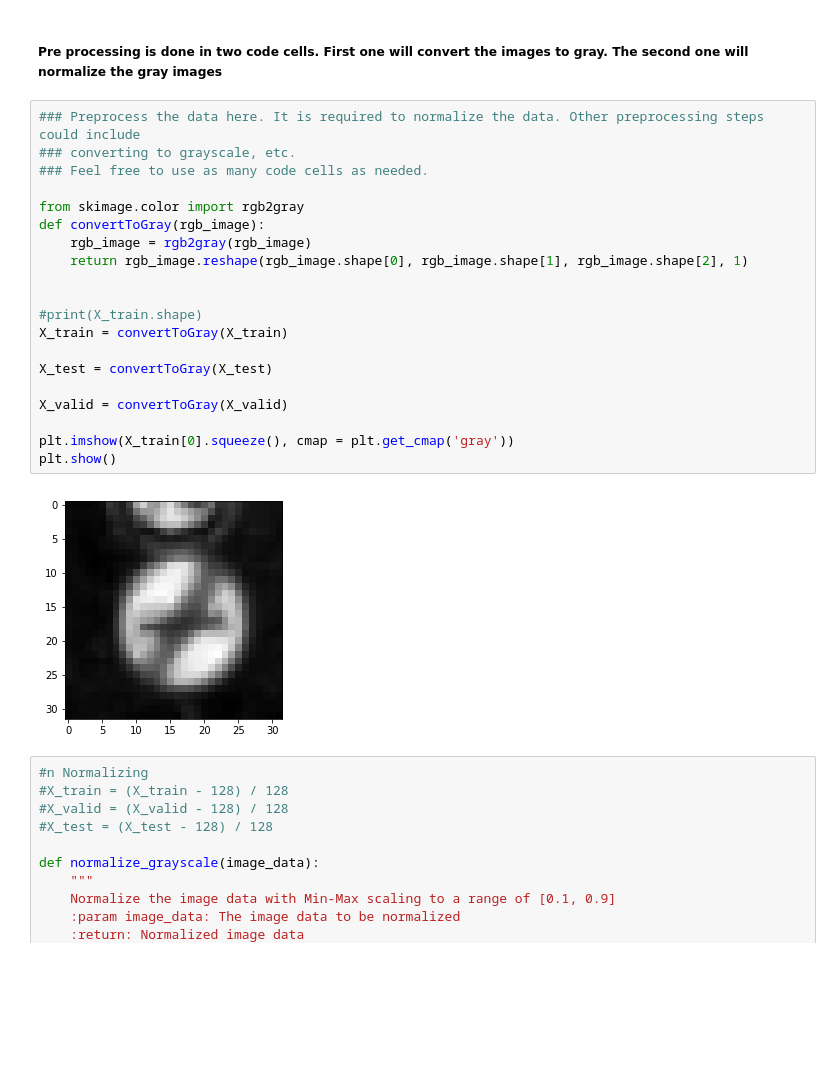
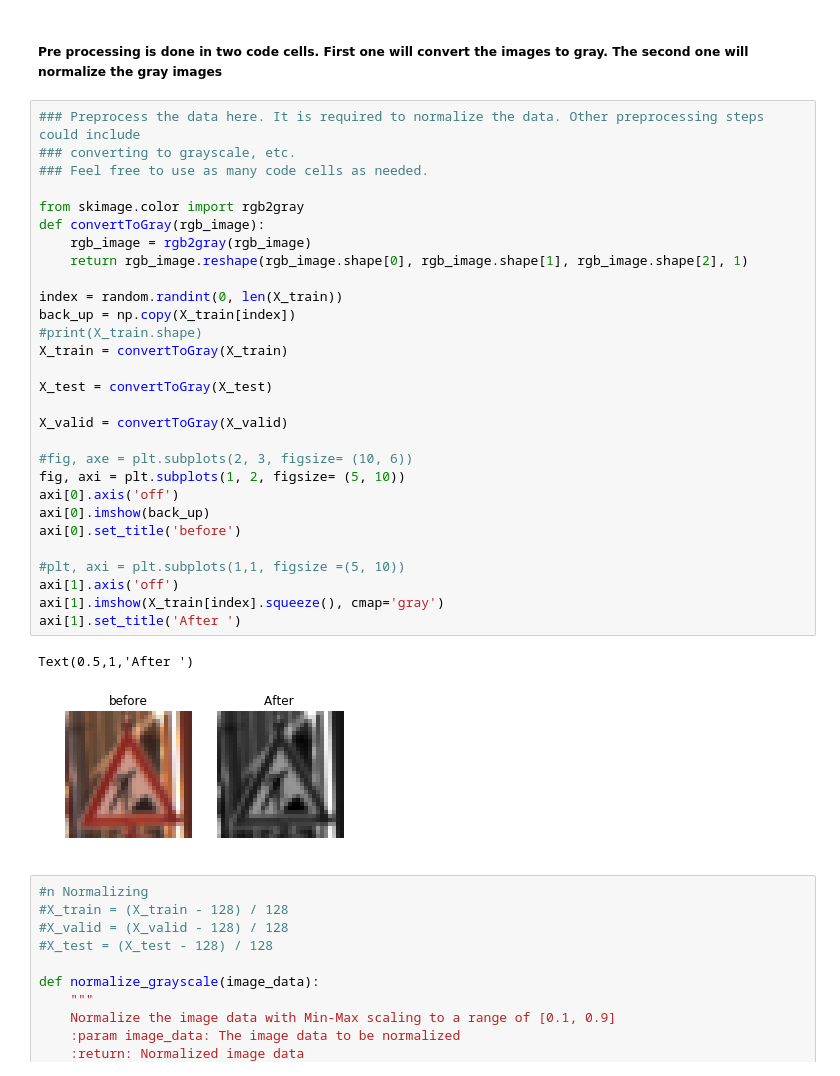
Before and after one commit to govinsprabhu/Traffic_signs_detector, a Jupyter notebook: Traffic_Sign_Classifier.ipynb, the cells around one changed output. Drawn from its saved outputs; the diff is of its cells as text; blank space fills up the shorter version.

```diff
--- a/Traffic_Sign_Classifier.ipynb
+++ b/Traffic_Sign_Classifier.ipynb
@@ -195,25 +203,35 @@ Use the code cell (or multiple code cells, if necessary) to implement the first
 # %%
 ### Preprocess the data here. It is required to normalize the data. Other preprocessing steps could include
 ### converting to grayscale, etc.
 ### Feel free to use as many code cells as needed.
 
 from skimage.color import rgb2gray
 def convertToGray(rgb_image):
     rgb_image = rgb2gray(rgb_image)
     return rgb_image.reshape(rgb_image.shape[0], rgb_image.shape[1], rgb_image.shape[2], 1)
 
-
+index = random.randint(0, len(X_train))
+back_up = np.copy(X_train[index])
 #print(X_train.shape)
 X_train = convertToGray(X_train)
 
 X_test = convertToGray(X_test)
 
 X_valid = convertToGray(X_valid)
 
-plt.imshow(X_train[0].squeeze(), cmap = plt.get_cmap('gray'))
-plt.show()
+#fig, axe = plt.subplots(2, 3, figsize= (10, 6))
+fig, axi = plt.subplots(1, 2, figsize= (5, 10))
+axi[0].axis('off')
+axi[0].imshow(back_up)
+axi[0].set_title('before')
+
+#plt, axi = plt.subplots(1,1, figsize =(5, 10))
+axi[1].axis('off')
+axi[1].imshow(X_train[index].squeeze(), cmap='gray')
+axi[1].set_title('After ')
 # %% [output]
+Text(0.5,1,'After ')
-[figure, old version]
+[figure, new version]
 # %%
 #n Normalizing
 #X_train = (X_train - 128) / 128
```
Also changed, not shown: parts of 5 cells of this notebook, 1 other file.
